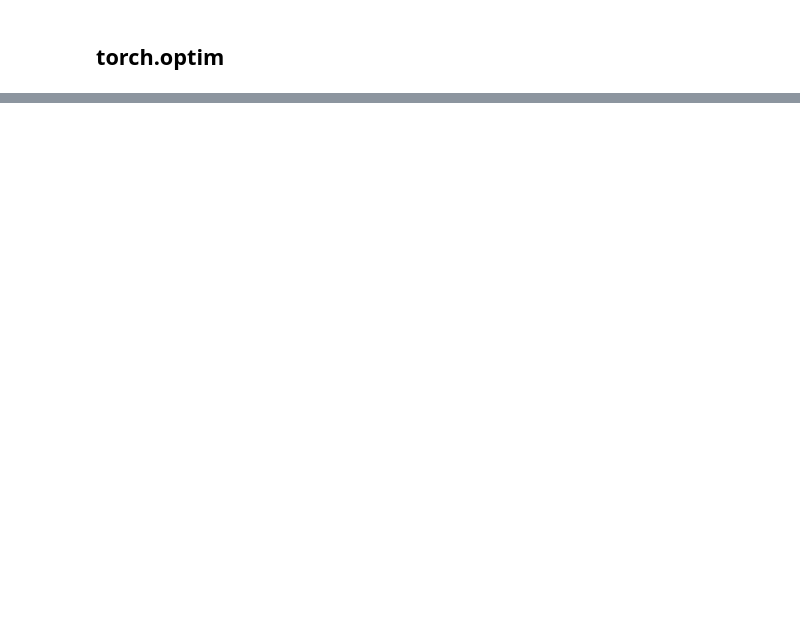
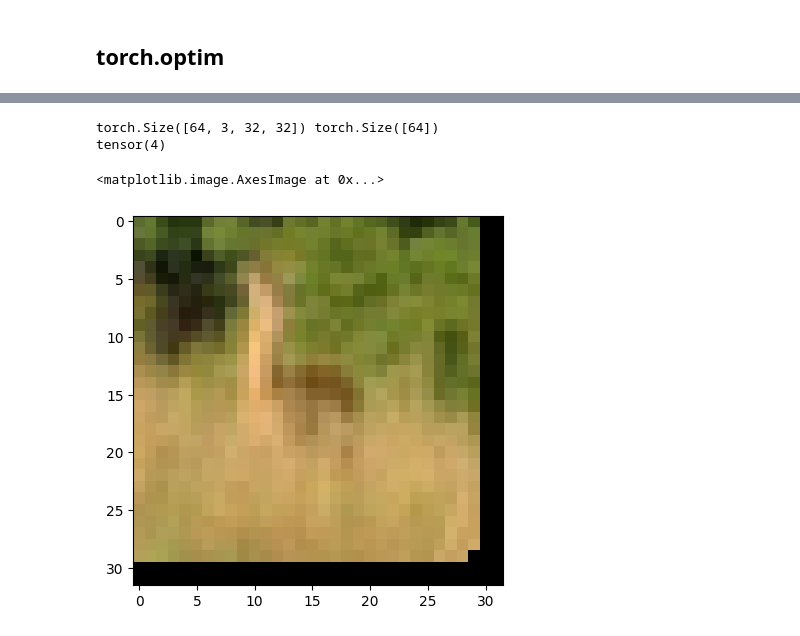
Before and after one commit to iontail/dive_torch, a Jupyter notebook: dive_into_pytorch.ipynb, the cells around one changed output, grey strips where cells are left out. Saved outputs shown, nothing was run; the diff lists cells and outputs as text; code cells hidden in the pictures; blank space fills up the shorter version.

```diff
--- a/dive_into_pytorch.ipynb
+++ b/dive_into_pytorch.ipynb
@@ -16,0 +494,23 @@
+# %%
+import torch
+def custom_collate_fn(batch):
+    data = torch.stack([item[0] for item in batch])
+    target = torch.tensor([item[1] for item in batch], dtype=torch.long)
+
+    return {
+        'data': data,
+        'target': target
+    }
+
+train_dl = DataLoader(train_ds, batch_size=64, shuffle=True, collate_fn=custom_collate_fn)
+
+batch = next(iter(train_dl))
+x_batch, y_batch = batch['data'], batch['target']
+print(x_batch.shape, y_batch.shape)
+print(y_batch[0])
+plt.imshow(x_batch[0].permute(1,2,0))
+# %% [output]
+torch.Size([64, 3, 32, 32]) torch.Size([64])
+tensor(4)
+<matplotlib.image.AxesImage at 0x...>
+[figure, added]
```
Also changed, not shown: parts of 29 cells of this notebook.
